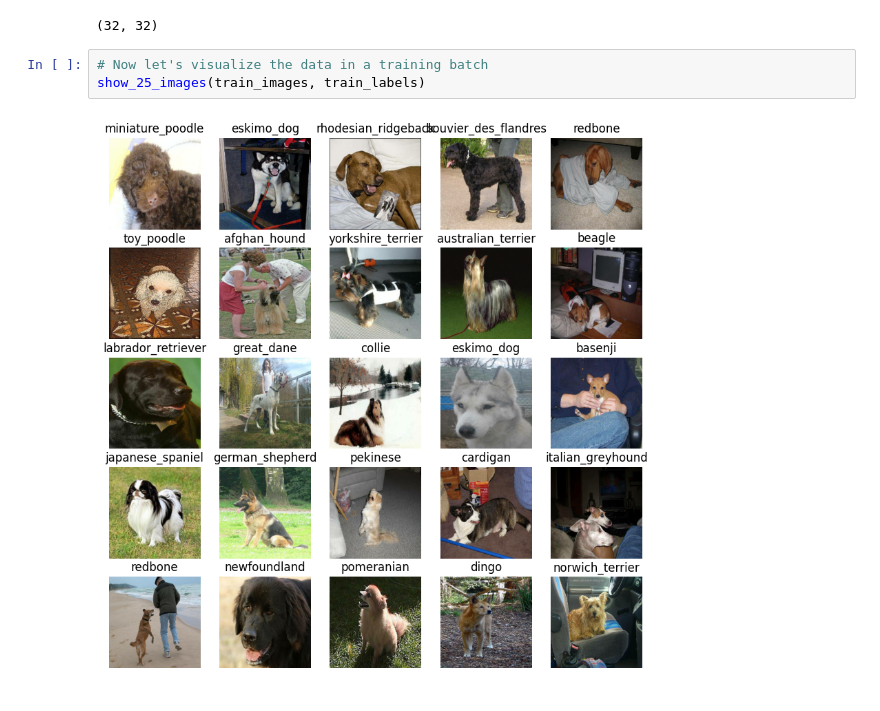
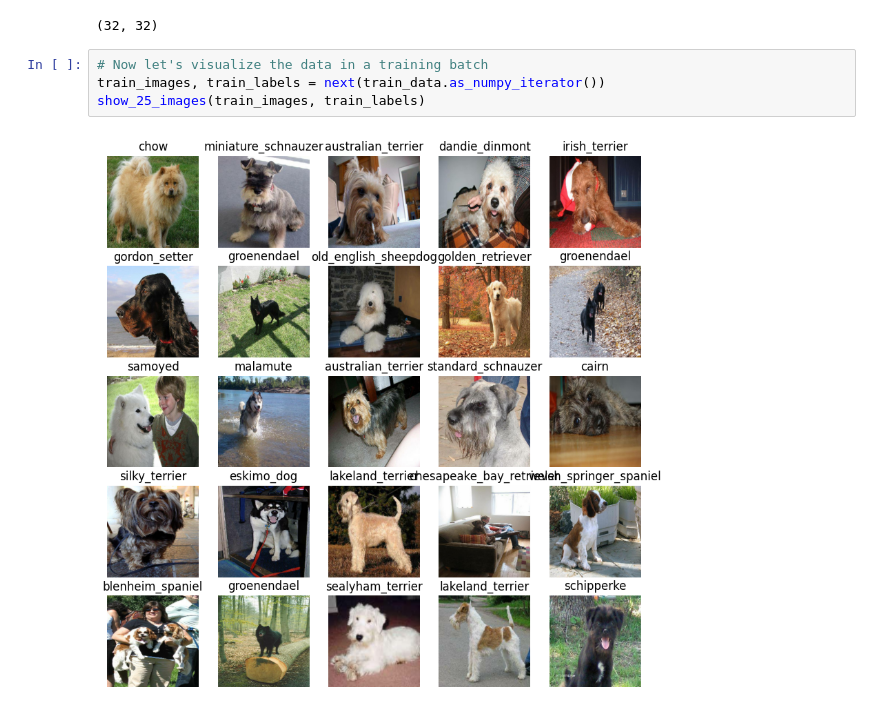
Before and after one commit to ephalt/dog-breed-vision-classification, a Jupyter notebook: dog_vision.ipynb, the cells around one changed output. Saved outputs shown, nothing was run; the diff lists cells and outputs as text.

```diff
--- a/dog_vision.ipynb
+++ b/dog_vision.ipynb
@@ -501,6 +503,7 @@ len(train_images), len(train_labels)
 (32, 32)
 # %%
 # Now let's visualize the data in a training batch
+train_images, train_labels = next(train_data.as_numpy_iterator())
 show_25_images(train_images, train_labels)
 # %% [output]
-[figure, old version]
+[figure, new version]
```
Also changed, not shown: parts of 5 cells of this notebook.
